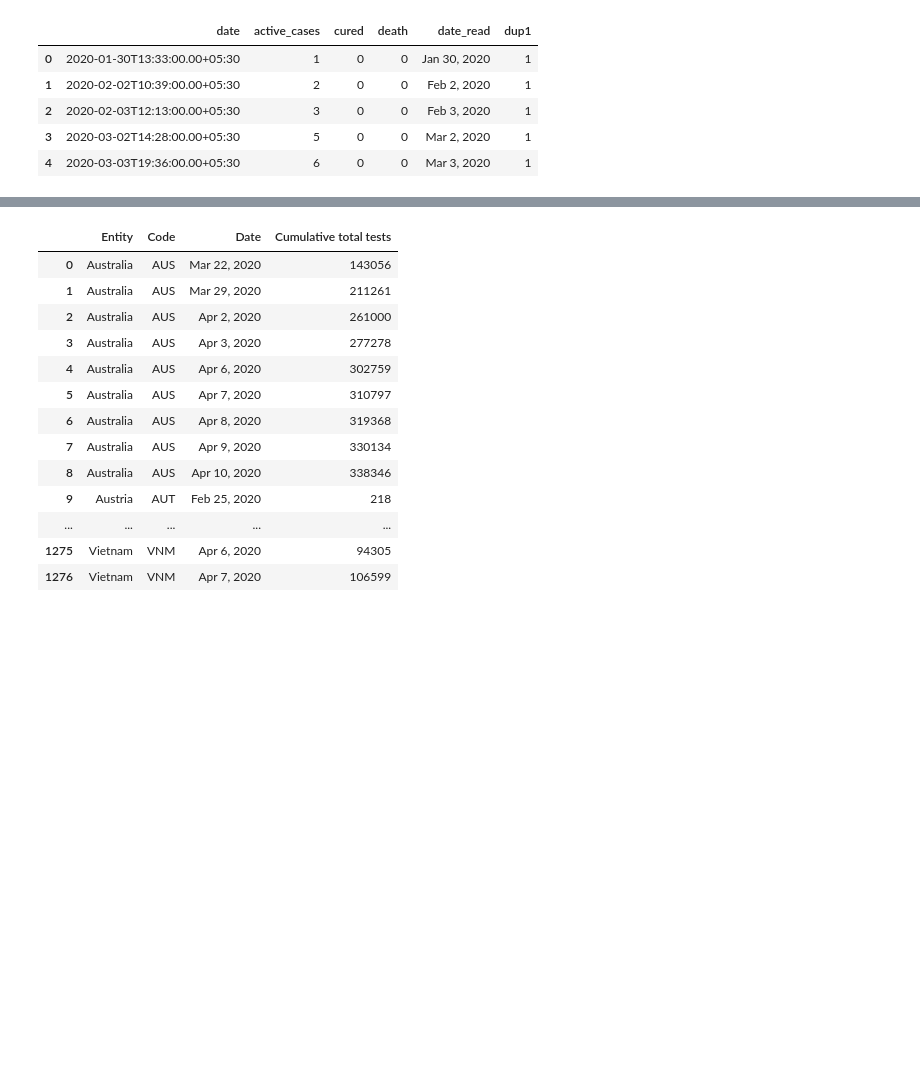
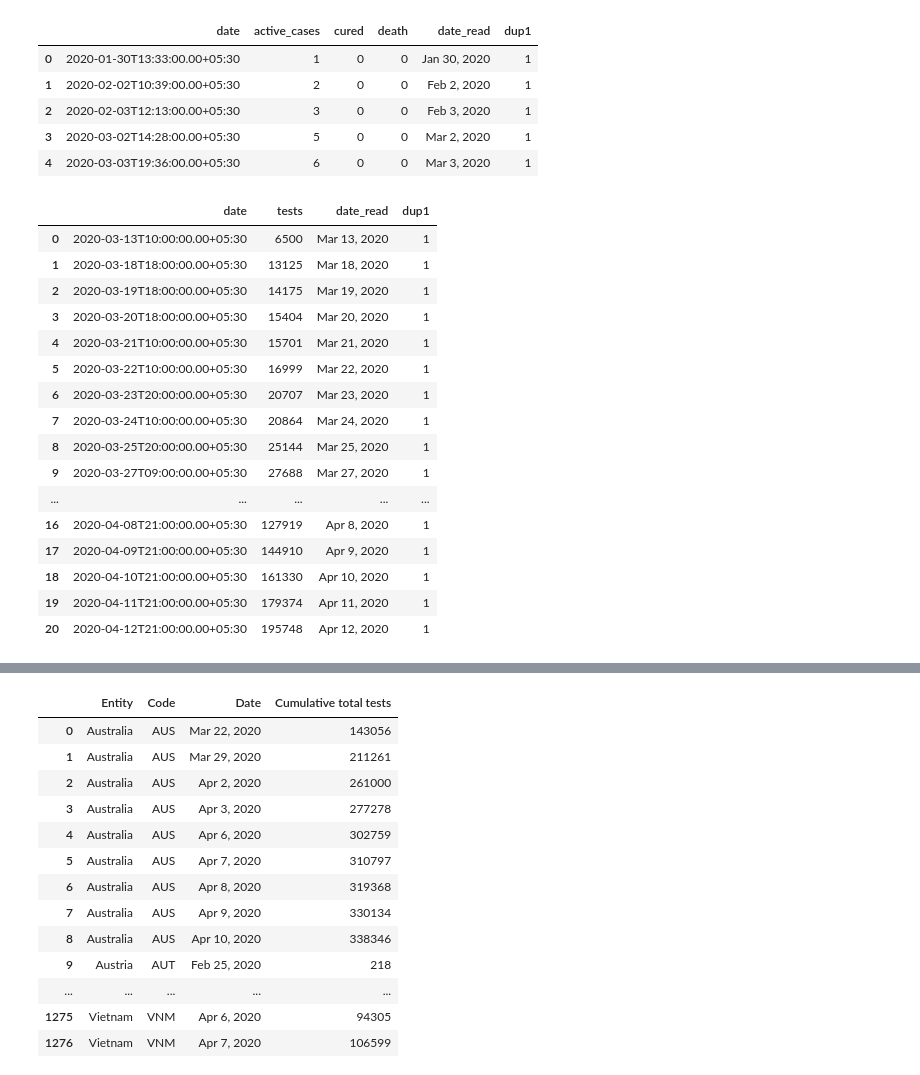
Before and after one commit to 4m4n5/covid-india, a Jupyter notebook: main.ipynb, the cells around one changed output, grey strips where cells are left out. Saved outputs shown, nothing was run; the diff lists cells and outputs as text; code cells hidden in the pictures; blank space fills up the shorter version.

```diff
--- a/main.ipynb
+++ b/main.ipynb
@@ -81,3 +83,23 @@ india_totals.head()
 | 2 | 2020-02-03T12:13:00.00+05:30 | 3 | 0 | 0 | Feb 3, 2020 | 1 |
 | 3 | 2020-03-02T14:28:00.00+05:30 | 5 | 0 | 0 | Mar 2, 2020 | 1 |
 | 4 | 2020-03-03T19:36:00.00+05:30 | 6 | 0 | 0 | Mar 3, 2020 | 1 |
+# %%
+india_tests
+# %% [output]
+|  | date | tests | date_read | dup1 |
+| 0 | 2020-03-13T10:00:00.00+05:30 | 6500 | Mar 13, 2020 | 1 |
+| 1 | 2020-03-18T18:00:00.00+05:30 | 13125 | Mar 18, 2020 | 1 |
+| 2 | 2020-03-19T18:00:00.00+05:30 | 14175 | Mar 19, 2020 | 1 |
+| 3 | 2020-03-20T18:00:00.00+05:30 | 15404 | Mar 20, 2020 | 1 |
+| 4 | 2020-03-21T10:00:00.00+05:30 | 15701 | Mar 21, 2020 | 1 |
+| 5 | 2020-03-22T10:00:00.00+05:30 | 16999 | Mar 22, 2020 | 1 |
+| 6 | 2020-03-23T20:00:00.00+05:30 | 20707 | Mar 23, 2020 | 1 |
+| 7 | 2020-03-24T10:00:00.00+05:30 | 20864 | Mar 24, 2020 | 1 |
+| 8 | 2020-03-25T20:00:00.00+05:30 | 25144 | Mar 25, 2020 | 1 |
+| 9 | 2020-03-27T09:00:00.00+05:30 | 27688 | Mar 27, 2020 | 1 |
+| ... | ... | ... | ... | ... |
+| 16 | 2020-04-08T21:00:00.00+05:30 | 127919 | Apr 8, 2020 | 1 |
+| 17 | 2020-04-09T21:00:00.00+05:30 | 144910 | Apr 9, 2020 | 1 |
+| 18 | 2020-04-10T21:00:00.00+05:30 | 161330 | Apr 10, 2020 | 1 |
+| 19 | 2020-04-11T21:00:00.00+05:30 | 179374 | Apr 11, 2020 | 1 |
+| 20 | 2020-04-12T21:00:00.00+05:30 | 195748 | Apr 12, 2020 | 1 |
```
Also changed, not shown: parts of 29 cells of this notebook, 6 other files.
